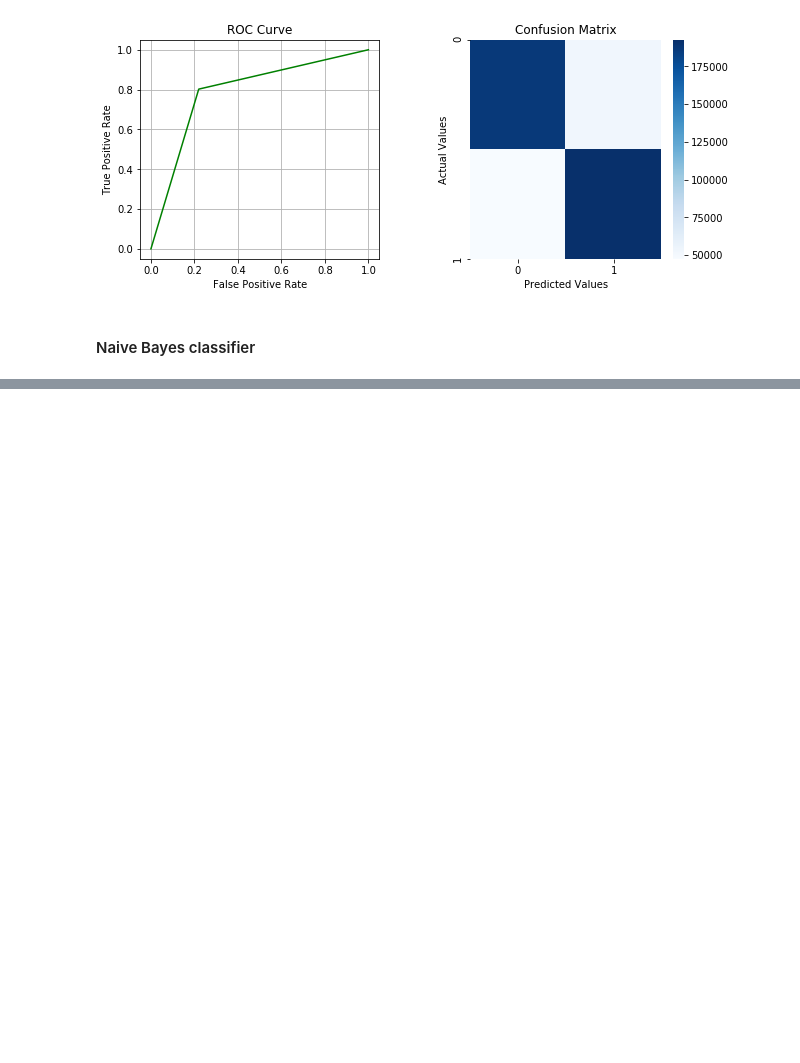
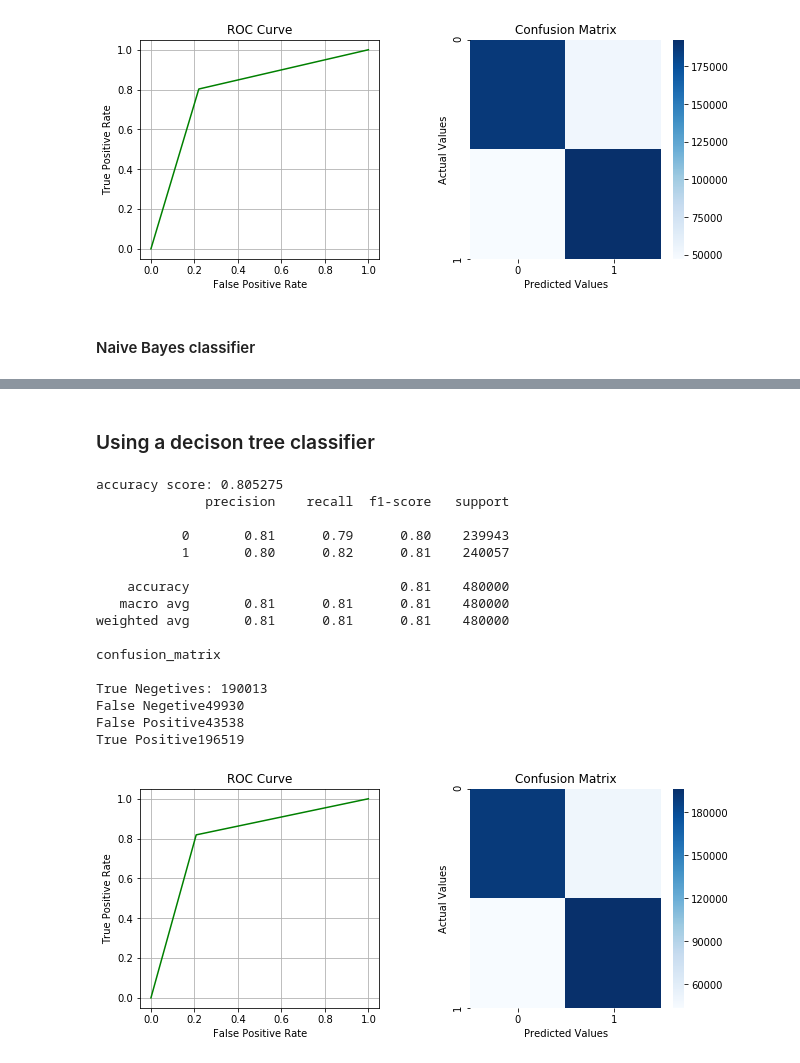
Before and after one commit to agvar/main_projects, a Jupyter notebook: capstone/data_analysis/Sentiment_analysis.ipynb, the cells around one changed output, grey strips where cells are left out. Saved outputs shown, nothing was run; the diff lists cells and outputs as text; code cells hidden in the pictures; blank space fills up the shorter version.

```diff
--- a/capstone/data_analysis/Sentiment_analysis.ipynb
+++ b/capstone/data_analysis/Sentiment_analysis.ipynb
@@ -314,0 +368,23 @@ confusion_matrix[[184104  55839]
+# %% [markdown]
+### Using a decison tree classifier
+# %%
+tree_clf=DecisionTreeClassifier(max_depth=100)
+model_evaluate(voting_clf)
+# %% [output]
+accuracy score: 0.805275
+              precision    recall  f1-score   support
+
+           0       0.81      0.79      0.80    239943
+           1       0.80      0.82      0.81    240057
+
+    accuracy                           0.81    480000
+   macro avg       0.81      0.81      0.81    480000
+weighted avg       0.81      0.81      0.81    480000
+
+confusion_matrix
+
+True Negetives: 190013
+False Negetive49930
+False Positive43538
+True Positive196519
+[figure, added]
```
Also changed, not shown: parts of 13 cells of this notebook, 2 other files.
